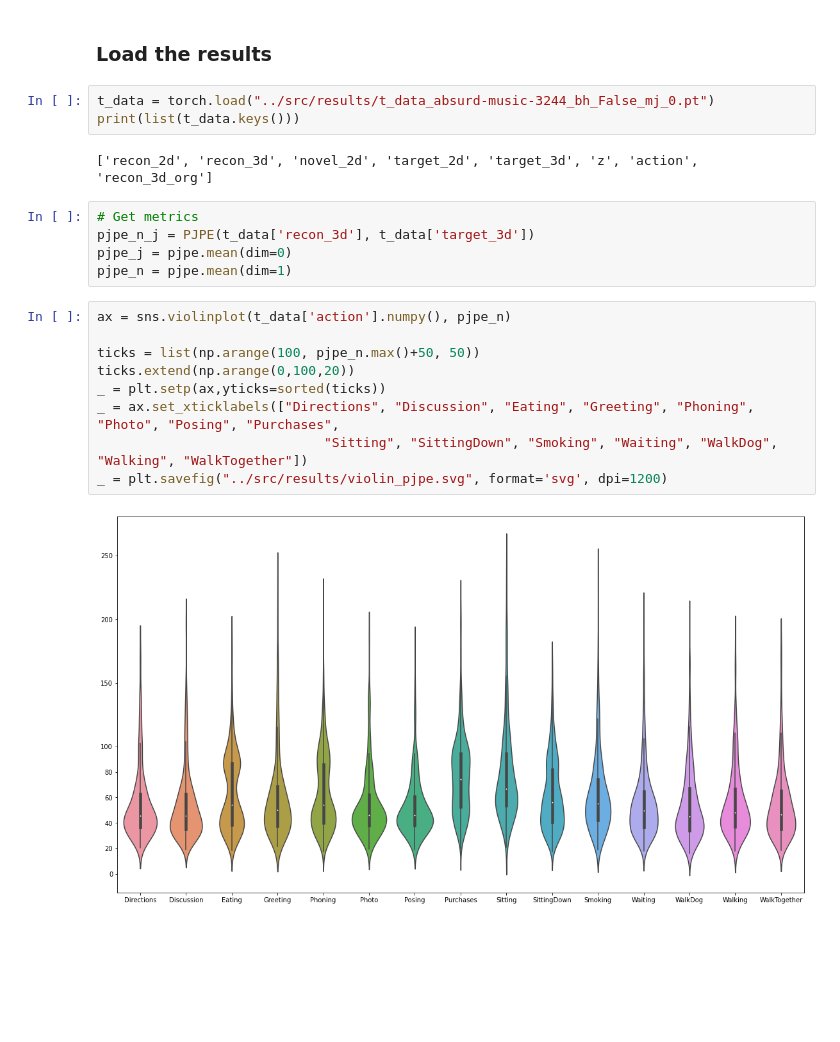
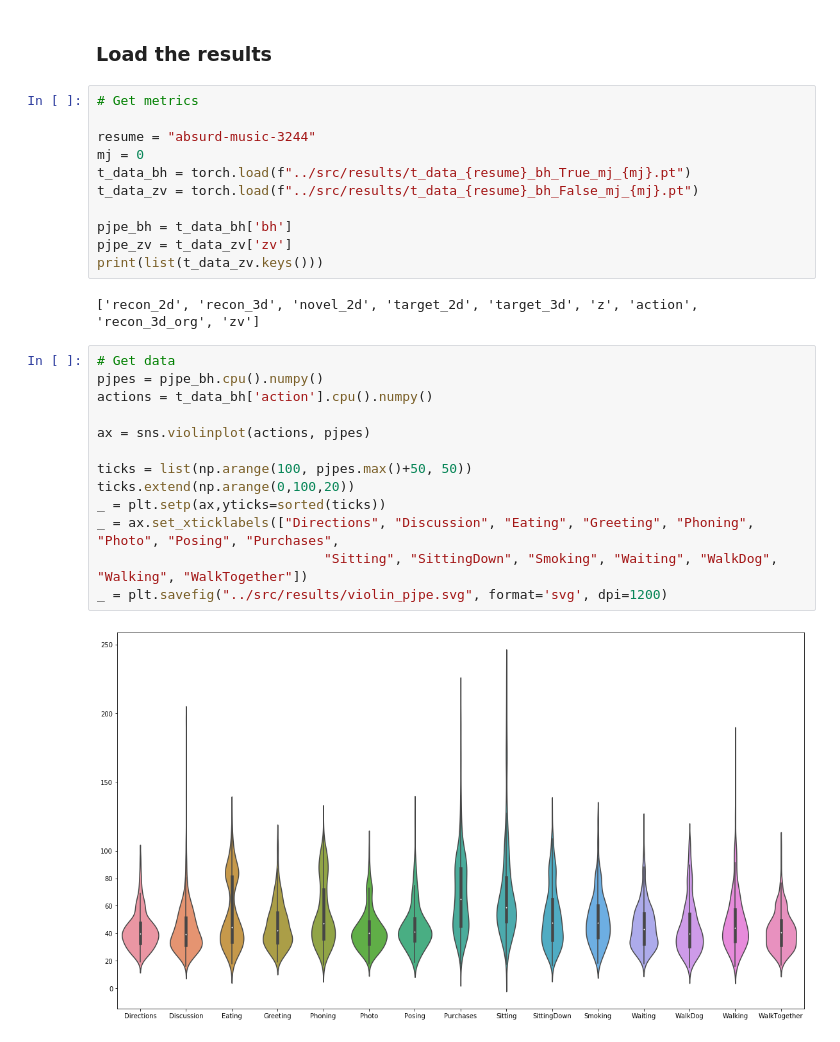
Before and after one commit to bsridatta/HPE3D, a Jupyter notebook: notebooks/EDA_results.ipynb, the cells around one changed output. Saved outputs shown, nothing was run; the diff lists cells and outputs as text; blank space fills up the shorter version.

Commit message:
violin plots

```diff
--- a/notebooks/EDA_results.ipynb
+++ b/notebooks/EDA_results.ipynb
@@ -16,23 +16,30 @@ The autoreload extension is already loaded. To reload it, use:
 # %% [markdown]
 ### Load the results
-# %%
-t_data = torch.load("../src/results/t_data_absurd-music-3244_bh_False_mj_0.pt")
-print(list(t_data.keys()))
-# %% [output]
-['recon_2d', 'recon_3d', 'novel_2d', 'target_2d', 'target_3d', 'z', 'action', 'recon_3d_org']
-# %%
-# Get metrics
-pjpe_n_j = PJPE(t_data['recon_3d'], t_data['target_3d'])
-pjpe_j = pjpe.mean(dim=0)
-pjpe_n = pjpe.mean(dim=1)
+# %%
+# Get metrics
+
+resume = "absurd-music-3244"
+mj = 0
+t_data_bh = torch.load(f"../src/results/t_data_{resume}_bh_True_mj_{mj}.pt")
+t_data_zv = torch.load(f"../src/results/t_data_{resume}_bh_False_mj_{mj}.pt")
+
+pjpe_bh = t_data_bh['bh']
+pjpe_zv = t_data_zv['zv']
+print(list(t_data_zv.keys()))
+# %% [output]
+['recon_2d', 'recon_3d', 'novel_2d', 'target_2d', 'target_3d', 'z', 'action', 'recon_3d_org', 'zv']
 # %%
-ax = sns.violinplot(t_data['action'].numpy(), pjpe_n)
+# Get data
+pjpes = pjpe_bh.cpu().numpy()
+actions = t_data_bh['action'].cpu().numpy()
 
-ticks = list(np.arange(100, pjpe_n.max()+50, 50))
+ax = sns.violinplot(actions, pjpes)
+
+ticks = list(np.arange(100, pjpes.max()+50, 50))
 ticks.extend(np.arange(0,100,20))
 _ = plt.setp(ax,yticks=sorted(ticks))
 _ = ax.set_xticklabels(["Directions", "Discussion", "Eating", "Greeting", "Phoning", "Photo", "Posing", "Purchases",
                              "Sitting", "SittingDown", "Smoking", "Waiting", "WalkDog", "Walking", "WalkTogether"])
 _ = plt.savefig("../src/results/violin_pjpe.svg", format='svg', dpi=1200)
 # %% [output]
-[figure, old version]
+[figure, new version]
```
Also changed, not shown: parts of 1 cell of this notebook, 1 other file.
